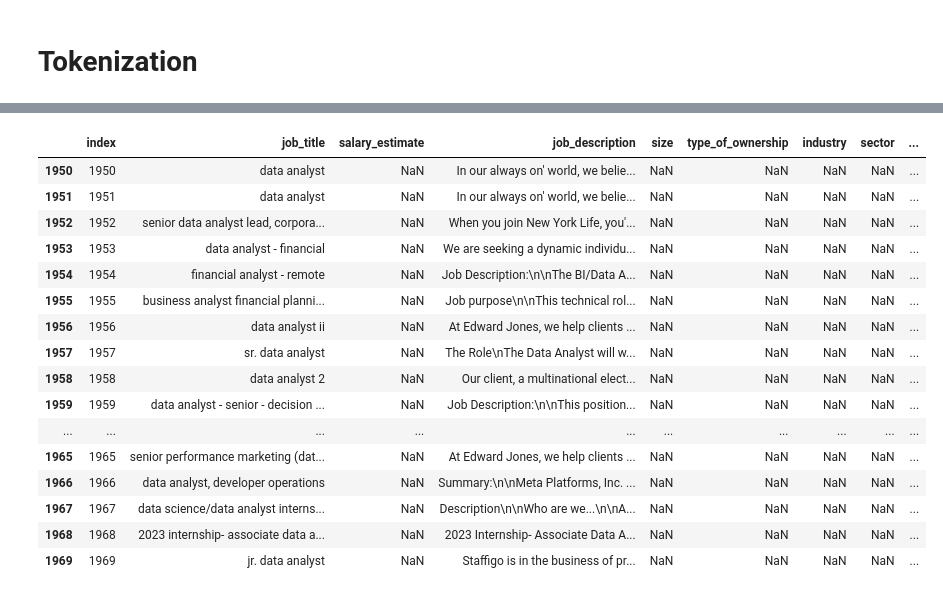
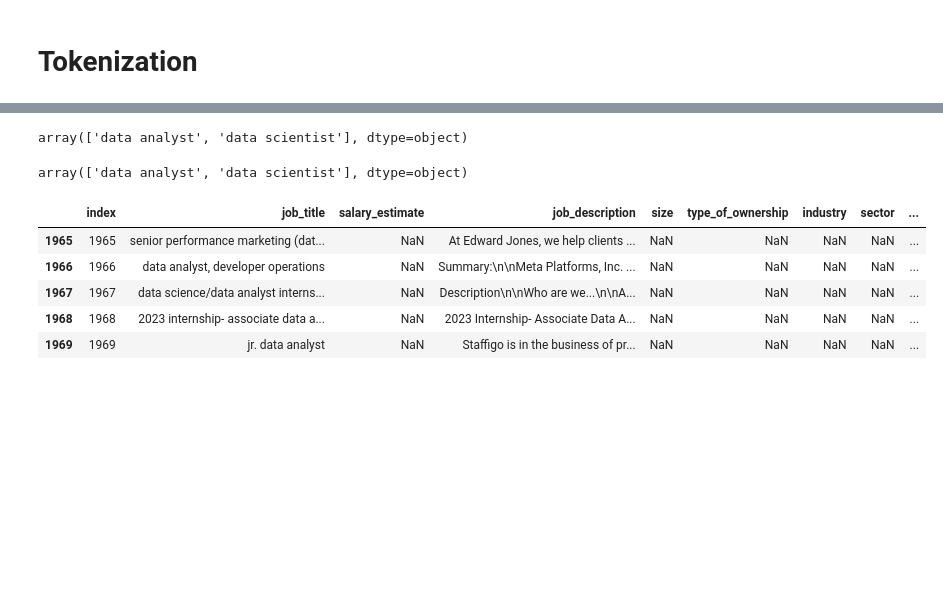
Before and after one commit to Nuel-EN/Capstone-Project-, a Jupyter notebook: Nuel-NB.ipynb, the cells around one changed output, grey strips where cells are left out. Drawn from its saved outputs; the diff is of its cells as text; code cells hidden in the pictures; blank space fills up the shorter version.

Commit message:
job title split

```diff
--- a/Nuel-NB.ipynb
+++ b/Nuel-NB.ipynb
@@ -281,2 +280,6 @@ my_keywords = ['data', 'analyst', 'data analyst', 'data scientist', 'bi analyst'
+# %%
+#my_keywords = ['data, analyst', 'data, scientist', 'bi, analyst',  'financial, analyst','data, science, analyst', 'data, science', 'business, analyst', 'data, science, analyst', 'associate, scientist']
+#my_keywords = ['data', 'analyst', 'data analyst', 'data scientist', 'bi analyst',  'financial analyst','data science analyst', 'data science', 'business analyst', 'data science analyst', 'associate scientist']
+my_keywords = ['data', 'scientist', 'analytics', 'analyst', 'science' ]
 # %%
 master_token_df['title_split'] = (master_token_df['title_split'].apply(lambda x: [title for title in x if title in my_keywords]))
@@ -282,0 +313,2 @@ master_token_df['title_split'] = (master_token_df['title_split'].apply(lambda x:
+# %%
+master_token_df['title_split2']=master_token_df.title_split.apply(lambda x: ' '.join(list(x)))
@@ -283,18 +372,50 @@ master_token_df['title_split'] = (master_token_df['title_split'].apply(lambda x:
+# %%
+master_token_df['title_split2'] = master_token_df['title_split2'].replace([
+       'data science analyst', 'analyst data science',
+       'data science',
+       'data scientist data analytics analyst',
+       'science data analyst',
+       'data analyst scientist', 'data scientist',
+       'analyst data science analytics',
+        'data scientist analyst',
+       'data analyst data science analytics',
+       'data analyst data science',
+       'scientist data analyst',
+       'analyst data scientist',
+       'data scientist analytics', 'scientist',
+       'data scientist data science', 'data data scientist',
+       'analytics data scientist', 'data scientist data',
+       'data scientist analytics data', 'scientist data analytics',
+       'data science analytics'
+       'data science data science', 'data science data scientist'
+       'data science analytics', 'data science data science',
+       'data scientist data science analytics', 'scientist data',
+       'scientist scientist', 'scientist science',
+       'scientist data science', 'science scientist',
+       'analytics data science', 'data scientist data analytics',
+       'science data scientist', 'data scientist scientist',
+       'data analyst science', 'data data analytics', 'science',
+       'analytics science', 'scientist scientist data',
+       'analyst scientist', 'scientist scientist science',
+       'data data science data',
+       'data scientist data scientist', 'scientist analytics',
+       'data data science', 'science data science',
+       'data scientist science',
+       'data analytics data scientist', 'data science data',
+       'data analyst data scientist'
+       ,'data science data scientist', 'data science analytics'], 'data scientist')
+# %%
+master_token_df.title_split2.unique()
+# %% [output]
+array(['data analyst', 'data scientist'], dtype=object)
+# %%
+master_token_df['title_split2'].unique()
+# %% [output]
+array(['data analyst', 'data scientist'], dtype=object)
 # %%
-master_token_df.tail(20)
+master_token_df.tail()
 # %% [output]
 |  | index | job_title | salary_estimate | job_description | size | type_of_ownership | industry | sector | ... |
-| 1950 | 1950 | data analyst | NaN | In our always on' world, we belie... | NaN | NaN | NaN | NaN | ... |
-| 1951 | 1951 | data analyst | NaN | In our always on' world, we belie... | NaN | NaN | NaN | NaN | ... |
-| 1952 | 1952 | senior data analyst lead, corpora... | NaN | When you join New York Life, you'... | NaN | NaN | NaN | NaN | ... |
-| 1953 | 1953 | data analyst - financial | NaN | We are seeking a dynamic individu... | NaN | NaN | NaN | NaN | ... |
-| 1954 | 1954 | financial analyst - remote | NaN | Job Description:\n\nThe BI/Data A... | NaN | NaN | NaN | NaN | ... |
-| 1955 | 1955 | business analyst financial planni... | NaN | Job purpose\n\nThis technical rol... | NaN | NaN | NaN | NaN | ... |
-| 1956 | 1956 | data analyst ii | NaN | At Edward Jones, we help clients ... | NaN | NaN | NaN | NaN | ... |
-| 1957 | 1957 | sr. data analyst | NaN | The Role\nThe Data Analyst will w... | NaN | NaN | NaN | NaN | ... |
-| 1958 | 1958 | data analyst 2 | NaN | Our client, a multinational elect... | NaN | NaN | NaN | NaN | ... |
-| 1959 | 1959 | data analyst - senior - decision ... | NaN | Job Description:\n\nThis position... | NaN | NaN | NaN | NaN | ... |
-| ... | ... | ... | ... | ... | ... | ... | ... | ... | ... |
 | 1965 | 1965 | senior performance marketing (dat... | NaN | At Edward Jones, we help clients ... | NaN | NaN | NaN | NaN | ... |
 | 1966 | 1966 | data analyst, developer operations | NaN | Summary:\n\nMeta Platforms, Inc. ... | NaN | NaN | NaN | NaN | ... |
 | 1967 | 1967 | data science/data analyst interns... | NaN | Description\n\nWho are we...\n\nA... | NaN | NaN | NaN | NaN | ... |
```
Also changed, not shown: parts of 13 cells of this notebook.
